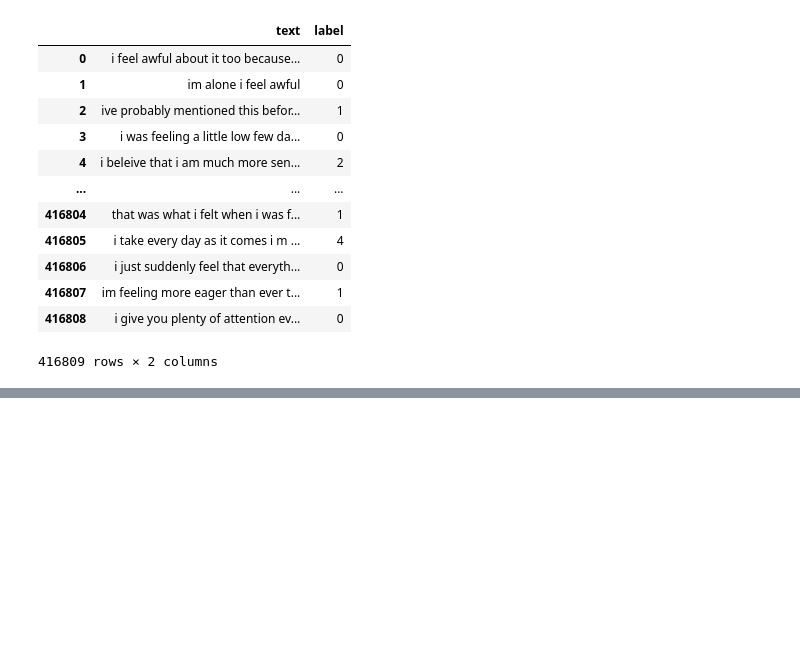
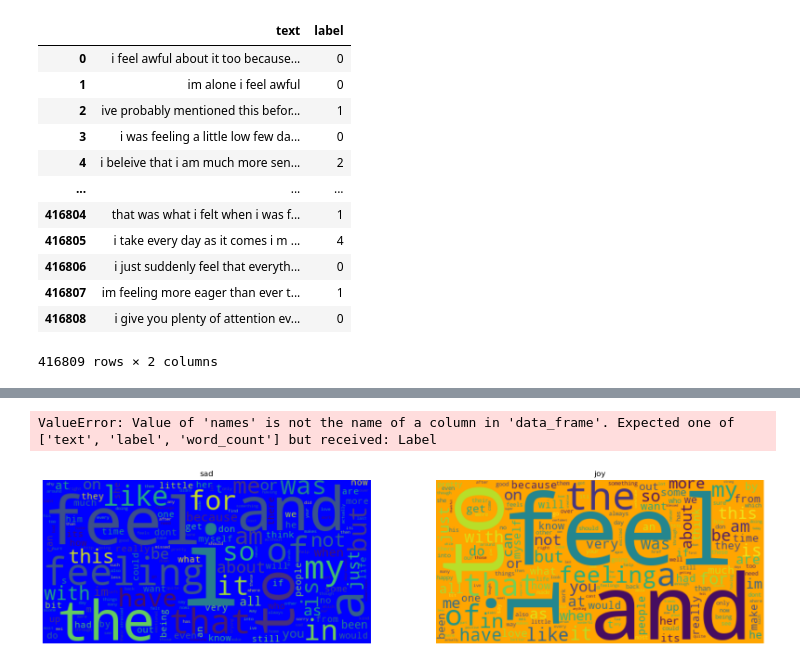
Before and after one commit to Spring-of-Vision/Deep-Learning-NLP, a Jupyter notebook: Bag of Words.ipynb, the cells around one changed output, grey strips where cells are left out. Cells and saved outputs as stored; diff of their text form; code cells hidden in the pictures; blank space fills up the shorter version.

Commit message:
Data Exploration

```diff
--- a/Bag of Words.ipynb
+++ b/Bag of Words.ipynb
@@ -97,0 +198,14 @@ Name: label, Length: 416809, dtype: int64
+# %%
+# converts the data to one string
+def all_text(text_df):
+    combine = ""
+    for l in text_df.text:
+        combine += ' '.join(x for x in l.split()) #if len(x) > 3  )
+    return combine
+# %%
+# creates a word frequency series
+def word_freq(some_df):
+    freq = nltk.FreqDist(all_text(some_df).split())
+    freq_df = pd.DataFrame({"words" : list(freq.keys()),
+                           "count" : list(freq.values())})
+    return freq_df.sort_values("count" , ascending= False)
@@ -97,0 +229,7 @@ Name: label, Length: 416809, dtype: int64
+# %%
+sadness_freq = word_freq(balanced_df[balanced_df.label == 0])
+joy_freq = word_freq(balanced_df[balanced_df.label == 1])
+love_freq = word_freq(balanced_df[balanced_df.label == 2])
+anger_freq = word_freq(balanced_df[balanced_df.label == 3])
+fear_freq = word_freq(balanced_df[balanced_df.label == 4])
+surprise_freq = word_freq(balanced_df[balanced_df.label == 5])
@@ -97,0 +264,24 @@ Name: label, Length: 416809, dtype: int64
+# %%
+# create a wordcloud image
+def draw_wordcloud(words_df , title , color):
+    plt.imshow(WordCloud(background_color = color).fit_words(words_df.set_index("words").to_dict()["count"]))
+    plt.title(title)
+    plt.axis("off")
+# %%
+colormap = {"white" : "orange" ,
+           "black": "blue"}
+px.pie(balanced_df , names = "Label" , values = np.ones_like(balanced_df.label) ,color = "Label" , color_discrete_map = colormap , hole= 0.3 )
+# %% [output]
+ValueError: Value of 'names' is not the name of a column in 'data_frame'. Expected one of ['text', 'label', 'word_count'] but received: Label
+# %%
+plt.figure(figsize= (20 , 30) ,facecolor='white')
+plt.subplot(1, 2 ,1)
+draw_wordcloud(sadness_freq , "sad" , "blue")
+
+
+plt.subplot(1 , 2 , 2)
+draw_wordcloud(joy_freq , "joy" , "orange")
+
+plt.show()
+# %% [output]
+[figure, added]
```
Also changed, not shown: parts of 20 cells of this notebook.
